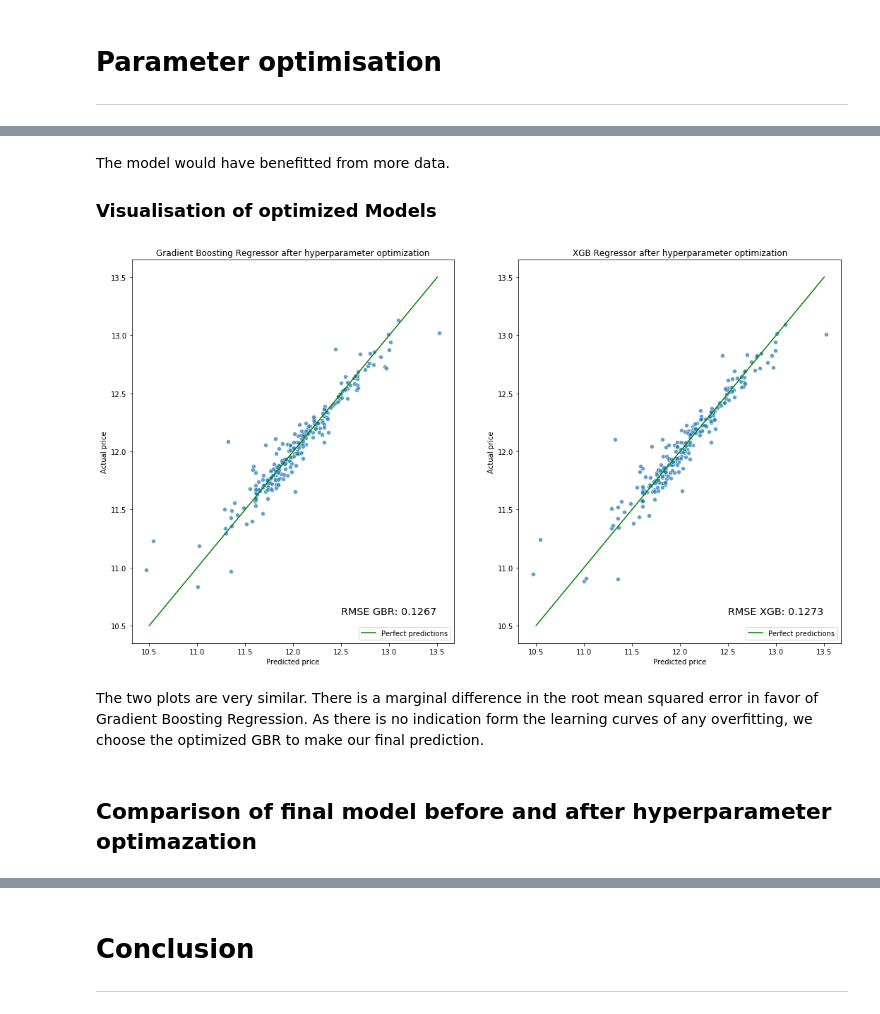
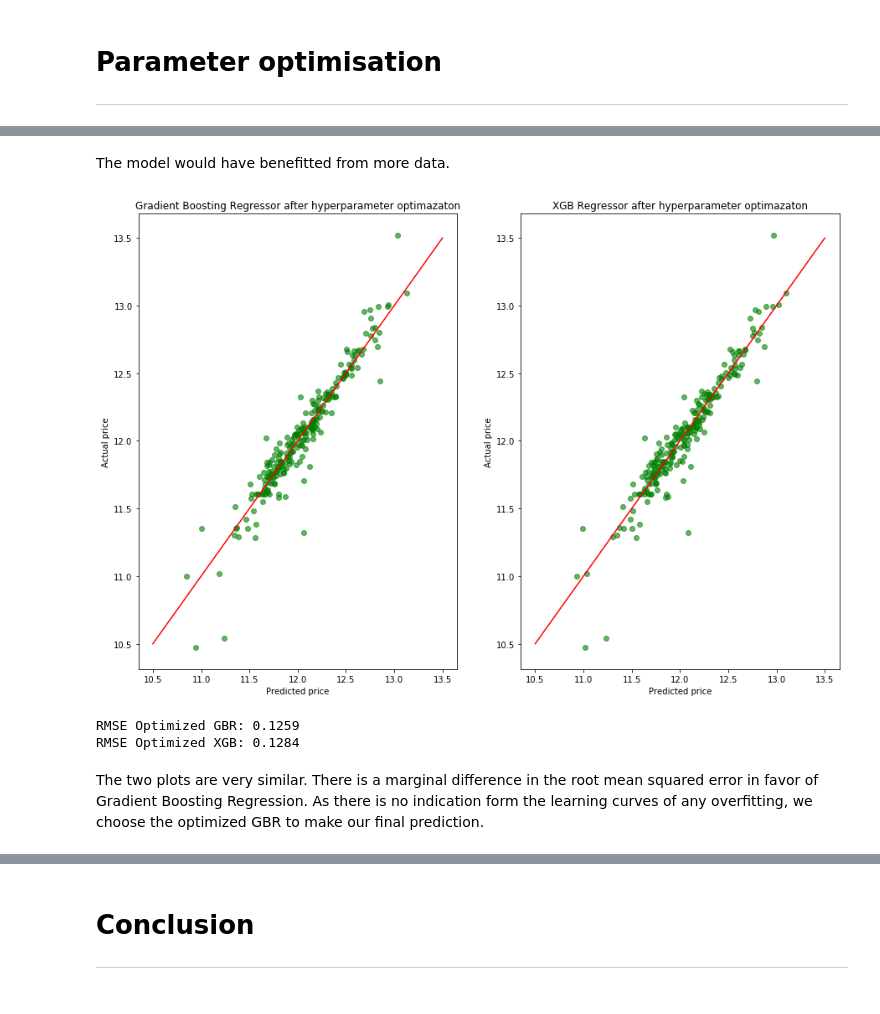
Before and after one commit to yohannjs/AML-2019, a Jupyter notebook: Challenges/House_Pricing/master_house_pricing_challenge.ipynb, the cells around one changed output, grey strips where cells are left out. Drawn from its saved outputs; the diff is of its cells as text; code cells hidden in the pictures.

Commit message:
Add some plots

```diff
--- a/Challenges/House_Pricing/master_house_pricing_challenge.ipynb
+++ b/Challenges/House_Pricing/master_house_pricing_challenge.ipynb
@@ -476,5 +507,0 @@ sns.boxplot(data=correctedDF, x='GarageCars', y='SalePrice')
-# %%
-correctedDF['HouseSF'] = correctedDF['TotalBsmtSF'] + correctedDF['1stFlrSF'] + correctedDF['2ndFlrSF']
-
-# same change to test data
-correctedTestDF['HouseSF'] = correctedTestDF['TotalBsmtSF'] + correctedTestDF['1stFlrSF'] + correctedTestDF['2ndFlrSF']
@@ -515,6 +554,6 @@ def remove_correlated_cols(trainDF, testDF, corr_limit):
     toReturnTestDF.drop(cols_to_remove, axis=1, inplace=True)
     return toReturnTrainDF, toReturnTestDF
 
-featureReducedTrainDF, featureReducedTestDF = remove_correlated_cols(correctedDF, correctedTestDF, 0.75)
+featureReducedTrainDF, featureReducedTestDF = remove_correlated_cols(correctedDF, correctedTestDF, 0.7)
 print('Nr. of cols removed = %i' %(correctedDF.shape[1] - featureReducedTrainDF.shape[1]))
 # %% [output]
@@ -753,34 +773,30 @@ RMSE Optimized XGB: 0.127
 # %% [markdown]
 The model would have benefitted from more data.
-
-### Visualisation of optimized Models
 # %%
-plt.figure(figsize=(18,10))
+plt.figure(figsize=(15,10))
 
 plt.subplot(1, 2, 1)
-sns.scatterplot(x=Y_test, y=best_predictionsGBR, alpha=0.7)
-plt.plot([10.5,13.5],[10.5,13.5],"g", label='Perfect predictions')
+plt.scatter(best_predictionsGBR, Y_test, alpha=0.6, c='g')
+plt.plot([10.5,13.5],[10.5,13.5],"r")
 plt.xlabel("Predicted price")
 plt.ylabel("Actual price")
-plt.title("Gradient Boosting Regressor after hyperparameter optimization")
-plt.legend(loc='lower right')
-best_scoreGBR = "RMSE GBR: {}".format(round(np.sqrt(mean_squared_error(best_predictionsGBR, Y_test)), 4))
-plt.annotate(s=best_scoreGBR,xy=(12.5,10.6),size='x-large')
+plt.title("Gradient Boosting Regressor after hyperparameter optimazaton")
+
 
 plt.subplot(1, 2, 2)
-sns.scatterplot(x=Y_test, y=best_predictionsXGB, alpha=0.7)
-plt.plot([10.5,13.5],[10.5,13.5],"g", label='Perfect predictions')
+plt.scatter(best_predictionsXGB, Y_test, alpha=0.6, c='g')
+plt.plot([10.5,13.5],[10.5,13.5],"r")
 plt.xlabel("Predicted price")
 plt.ylabel("Actual price")
-plt.title("XGB Regressor after hyperparameter optimization")
-plt.legend(loc='lower right')
-best_scoreXGB = "RMSE XGB: {}".format(round(np.sqrt(mean_squared_error(best_predictionsXGB, Y_test)), 4))
-plt.annotate(s=best_scoreXGB,xy=(12.5,10.6),size='x-large')
+plt.title("XGB Regressor after hyperparameter optimazaton")
 
 plt.show()
+
+print("\nRMSE Optimized GBR: {}".format(round(np.sqrt(mean_squared_error(best_predictionsGBR, Y_test)), 4)))
+print("RMSE Optimized XGB: {}".format(round(np.sqrt(mean_squared_error(best_predictionsXGB, Y_test)), 4)))
 # %% [output]
-[figure, old version]
+[figure, new version]
+RMSE Optimized GBR: 0.1259
+RMSE Optimized XGB: 0.1284
 # %% [markdown]
 The two plots are very similar. There is a marginal difference in the root mean squared error in favor of Gradient Boosting Regression. As there is no indication form the learning curves of any overfitting, we choose the optimized GBR to make our final prediction.
-# %% [markdown]
-## Comparison of final model before and after hyperparameter optimazation
```
Also changed, not shown: parts of 31 cells of this notebook, 1 other file.
